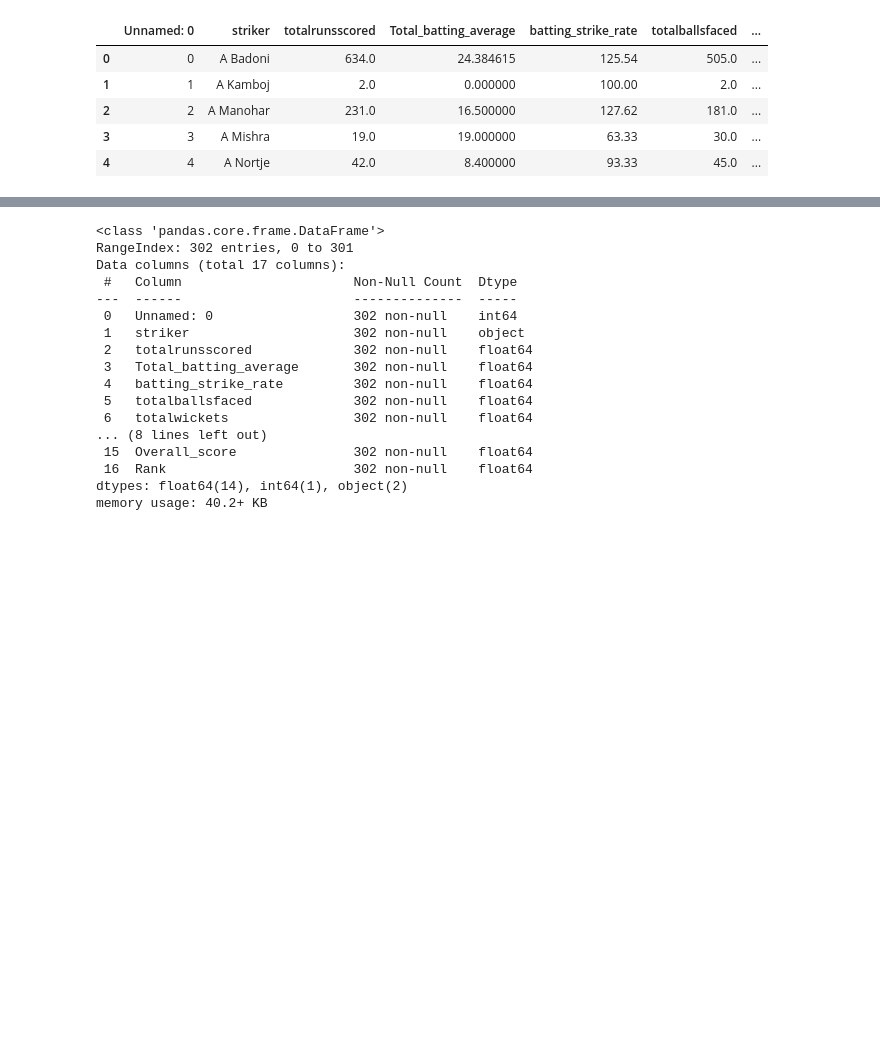
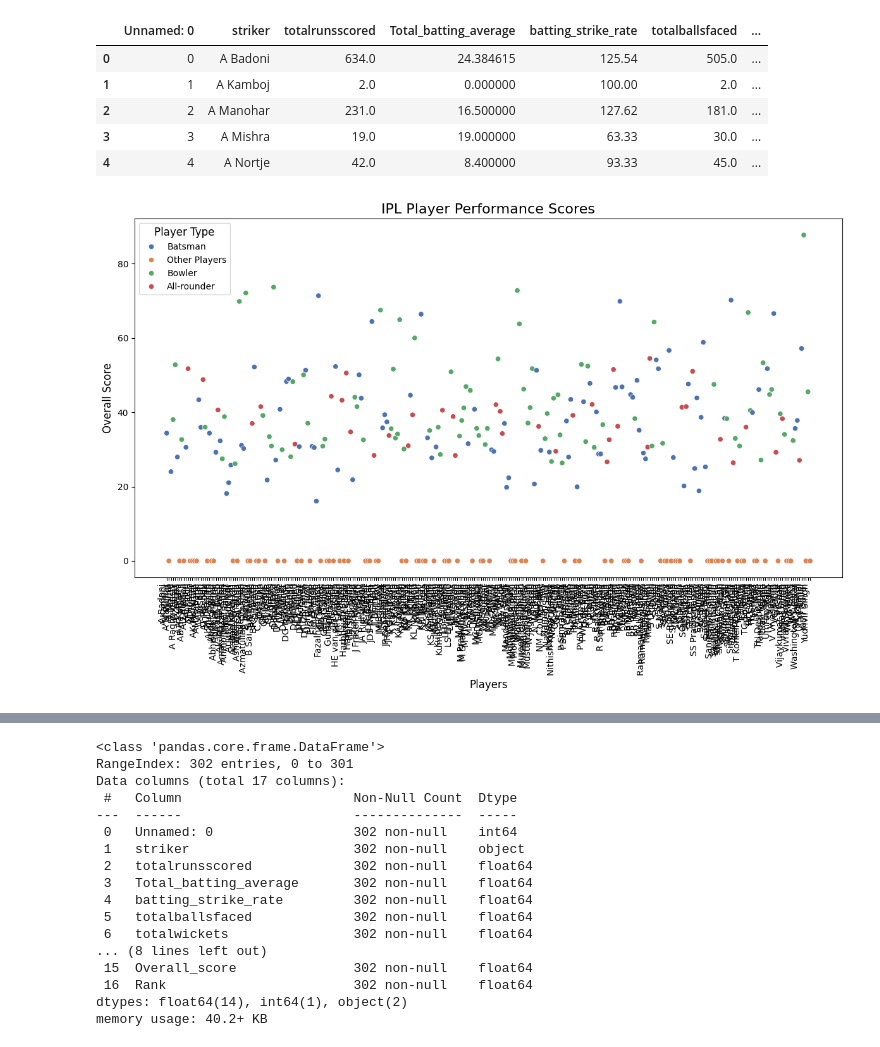
Before and after one commit to NIRANJANGOPALAN/IPL_player_analysis, a Jupyter notebook: Models/players_analysis.ipynb, the cells around one changed output, grey strips where cells are left out. Drawn from its saved outputs; the diff is of its cells as text; code cells hidden in the pictures; blank space fills up the shorter version.

```diff
--- a/Models/players_analysis.ipynb
+++ b/Models/players_analysis.ipynb
@@ -220,3 +222,20 @@ ranking_data.head()
 | 2 | 2 | A Manohar | 231.0 | 16.500000 | 127.62 | 181.0 | ... |
 | 3 | 3 | A Mishra | 19.0 | 19.000000 | 63.33 | 30.0 | ... |
 | 4 | 4 | A Nortje | 42.0 | 8.400000 | 93.33 | 45.0 | ... |
+# %%
+# Create the scatter plot
+plt.figure(figsize=(12, 8))
+sns.scatterplot(data=ranking_data, x='striker', y='Overall_score', hue='Player_type', palette='deep')
+
+# Customize the plot
+plt.title('IPL Player Performance Scores', fontsize=16)
+plt.xlabel('Players', fontsize=12)
+plt.ylabel('Overall Score', fontsize=12)
+plt.xticks(rotation=90, ha='right')
+plt.legend(title='Player Type', title_fontsize='12', fontsize='10')
+
+# Adjust layout and show plot
+plt.tight_layout()
+plt.show()
+# %% [output]
+[figure, added]
```
Also changed, not shown: parts of 25 cells of this notebook, 5 other files.
